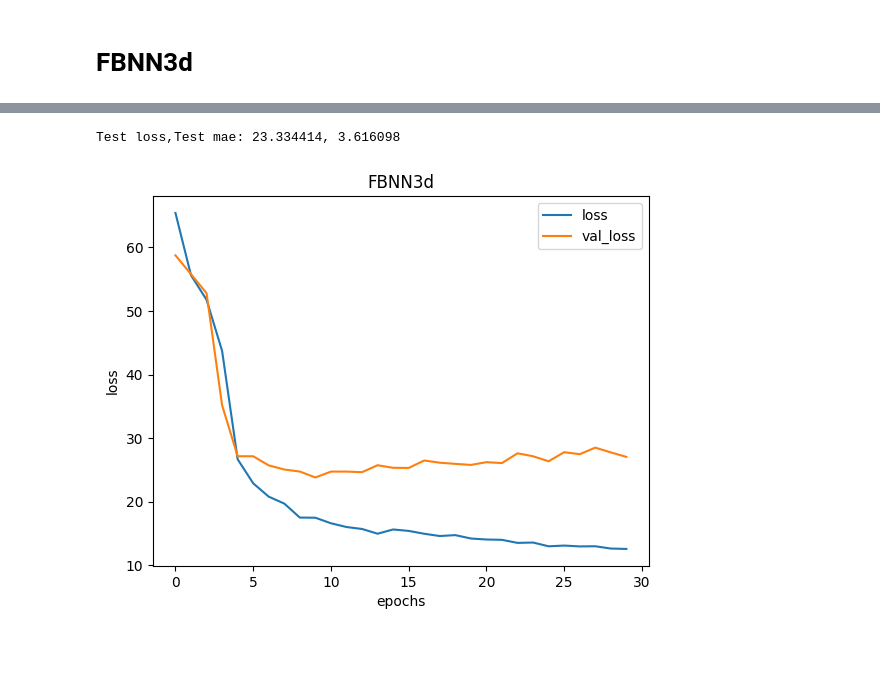
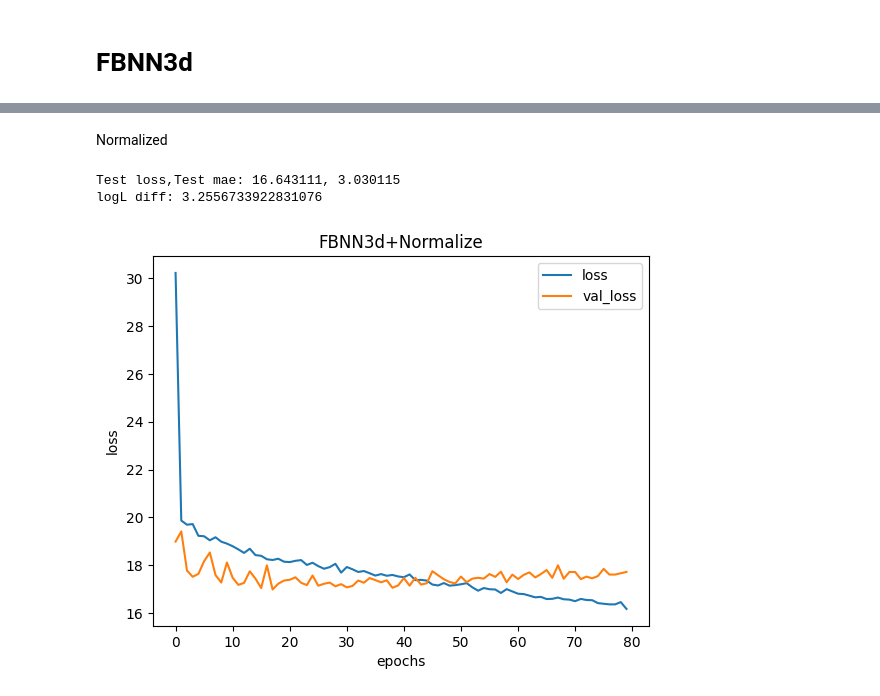
Before and after one commit to ShunMats/FBNN, a Jupyter notebook: test-3.ipynb, the cells around one changed output, grey strips where cells are left out. Cells and saved outputs as stored; diff of their text form; code cells hidden in the pictures; blank space fills up the shorter version.

```diff
--- a/test-3.ipynb
+++ b/test-3.ipynb
@@ -13,0 +75,24 @@ from sei_kume import *
+# %%
+(x_train,y_train) = gene_data_3d(Sig_lim=20,mu_lim=20,gene_size=3000,multi=1000)
+test_data = [gene_data_3d(Sig_lim=20,mu_lim=20,gene_size=20,multi=1000) for _ in range(10)]
+
+model = set_model_3d(n_hidden=1100,n_layer=5,print_summary=False)
+history = model.fit(x_train, y_train, verbose=0, epochs=100, validation_split=0.2, shuffle=True
+                    # shuffle=True, batch_size=30,validation_data=(x_test, y_test)
+                    )
+model.save('./models/mymodel_3d1.h5', include_optimizer=False)
+
+scores = [model.evaluate(x_test, y_test, verbose=0) for (x_test, y_test) in test_data]
+score = np.mean(scores,axis=0)
+print("Test loss,Test mae: %f, %f" %(score[0], score[1]))
+
+(x_test, y_test) = gene_data_3d(normalize=False,eig0=None,gene_size=100,multi=1000)
+mean_res,res = comp_logL_Sigmu_3d(model,x_test,y_test)
+print("logL diff:",mean_res)
+
+fig, axes = plt.subplots()
+df1=pd.DataFrame(history.history)[['loss', 'val_loss']]
+df1.plot(ax=axes,xlabel="epochs",ylabel="loss",title="FBNN3d")
+plt.show()
+# Test loss,Test mae: 23.284274, 3.583585
+# logL diff: 4.785290188221497
@@ -14,21 +104,31 @@ from sei_kume import *
+# %% [markdown]
+Normalized
 # %%
-(x_train,y_train) = gene_data_3d(Sig_lim=20,mu_lim=20,gene_size=500,multi=100)
-test_data = [gene_data_3d(Sig_lim=20,mu_lim=20,gene_size=20,multi=100) for _ in range(10)]
+(x_train,y_train) = gene_data_3d(Sig_lim=20,mu_lim=20,gene_size=3000,multi=1000,normalize=True)
+test_data = [gene_data_3d(Sig_lim=20,mu_lim=20,gene_size=20,multi=1000,normalize=True) for _ in range(10)]
 
-model = set_model_3d(n_hidden=1300,n_layer=4,print_summary=False)
-history = model.fit(x_train, y_train, verbose=0, epochs=30, validation_split=0.2, shuffle=True
+model = set_model_3d(n_hidden=1100,n_layer=5,print_summary=False)
+history = model.fit(x_train, y_train, verbose=0, epochs=80, validation_split=0.2, shuffle=True
                     # shuffle=True, batch_size=30,validation_data=(x_test, y_test)
                     )
-model.save('./models/mymodel_3d.h5')#, include_optimizer=False)
+model.save('./models/mymodel_3d2.h5', include_optimizer=False)
 
 scores = [model.evaluate(x_test, y_test, verbose=0) for (x_test, y_test) in test_data]
 score = np.mean(scores,axis=0)
 print("Test loss,Test mae: %f, %f" %(score[0], score[1]))
 
+(x_test, y_test) = gene_data_3d(normalize=True,eig0=None,gene_size=100,multi=1000)
+mean_res,res = comp_logL_Sigmu_3d(model,x_test,y_test)
+print("logL diff:",mean_res)
+
 fig, axes = plt.subplots()
-df=pd.DataFrame(history.history)[['loss', 'val_loss']]
-df.plot(ax=axes,xlabel="epochs",ylabel="loss",title="FBNN3d")
+df2=pd.DataFrame(history.history)[['loss', 'val_loss']]
+df2.plot(ax=axes,xlabel="epochs",ylabel="loss",title="FBNN3d+Normalize")
 plt.show()
+# 1.9
+# 3.532182619824616
+# 2.779944626799588
 # %% [output]
-Test loss,Test mae: 23.334414, 3.616098
+Test loss,Test mae: 16.643111, 3.030115
+logL diff: 3.2556733922831076
-[figure, old version]
+[figure, new version]
```
Also changed, not shown: parts of 19 cells of this notebook, 9 other files.
